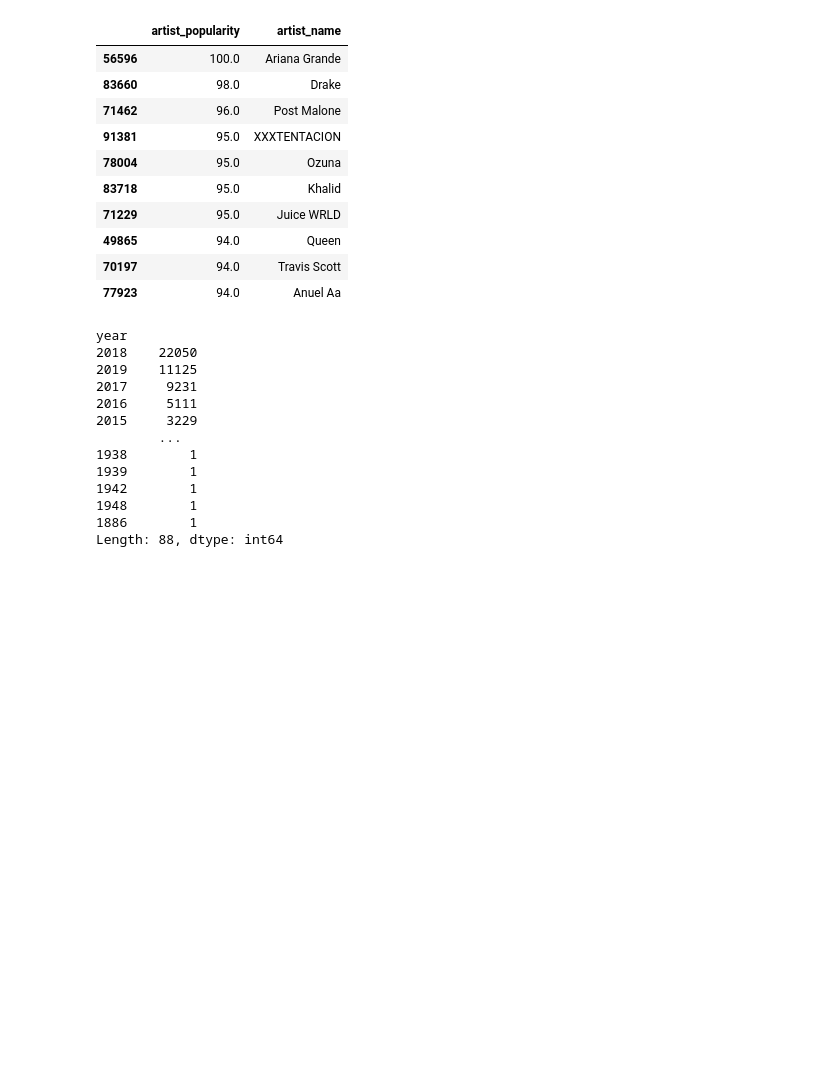
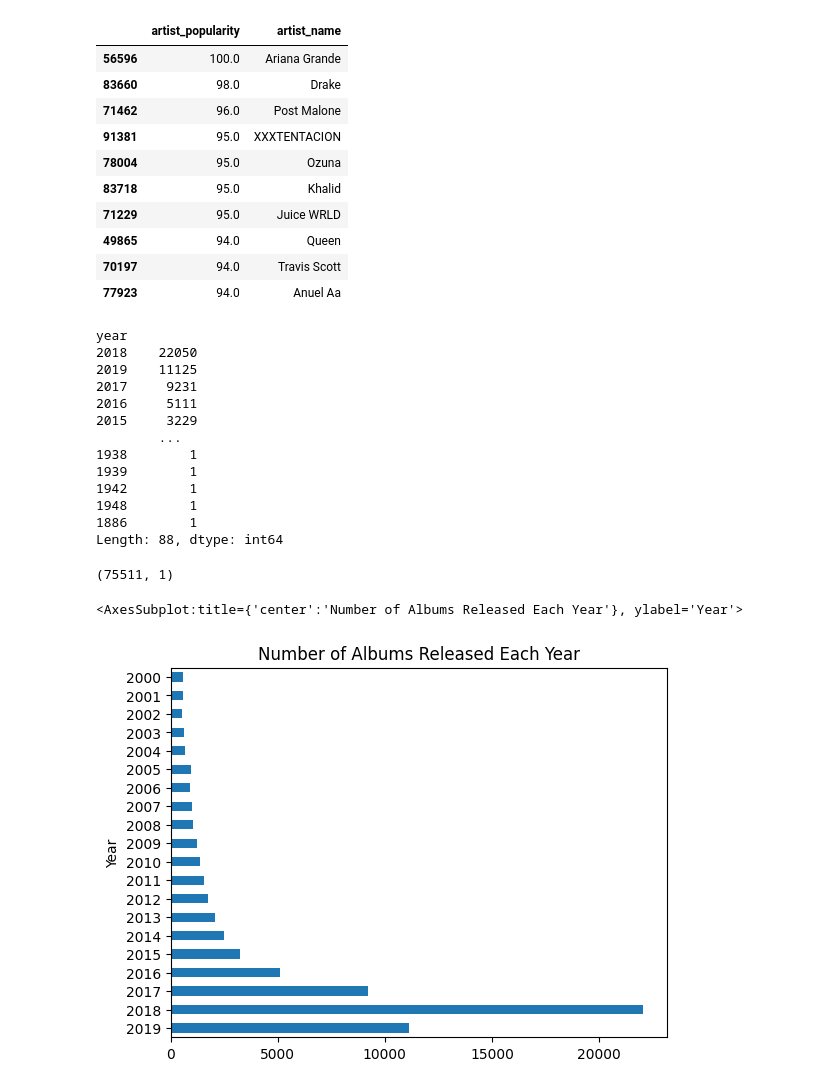
Before and after one commit to Reed-Carter/Pandas-Code_Review, a Jupyter notebook: practice.ipynb, the cells around one changed output. Saved outputs shown, nothing was run; the diff lists cells and outputs as text; code cells hidden in the pictures; blank space fills up the shorter version.

Commit message:
add bar chart displaying the numbers of albums released each year to main.py

```diff
--- a/practice.ipynb
+++ b/practice.ipynb
@@ -266,6 +266,7 @@ Length: 55505, dtype: int64
 #how many albums came out in each year?
 album['year'] = pd.DatetimeIndex(album['release_date']).year
 print(album[['year']].value_counts())
+album[['year']].shape
 # %% [output]
 year
 2018    22050
@@ -280,3 +281,11 @@ year
 1948        1
 1886        1
 Length: 88, dtype: int64
+(75511, 1)
+# %%
+
+
+album['year'].value_counts().sort_index(ascending=False)[ :20].plot(ylabel='Year', title='Number of Albums Released Each Year', kind='barh')
+# %% [output]
+<AxesSubplot:title={'center':'Number of Albums Released Each Year'}, ylabel='Year'>
+[figure, added]
```
Also changed, not shown: 2 other files.
